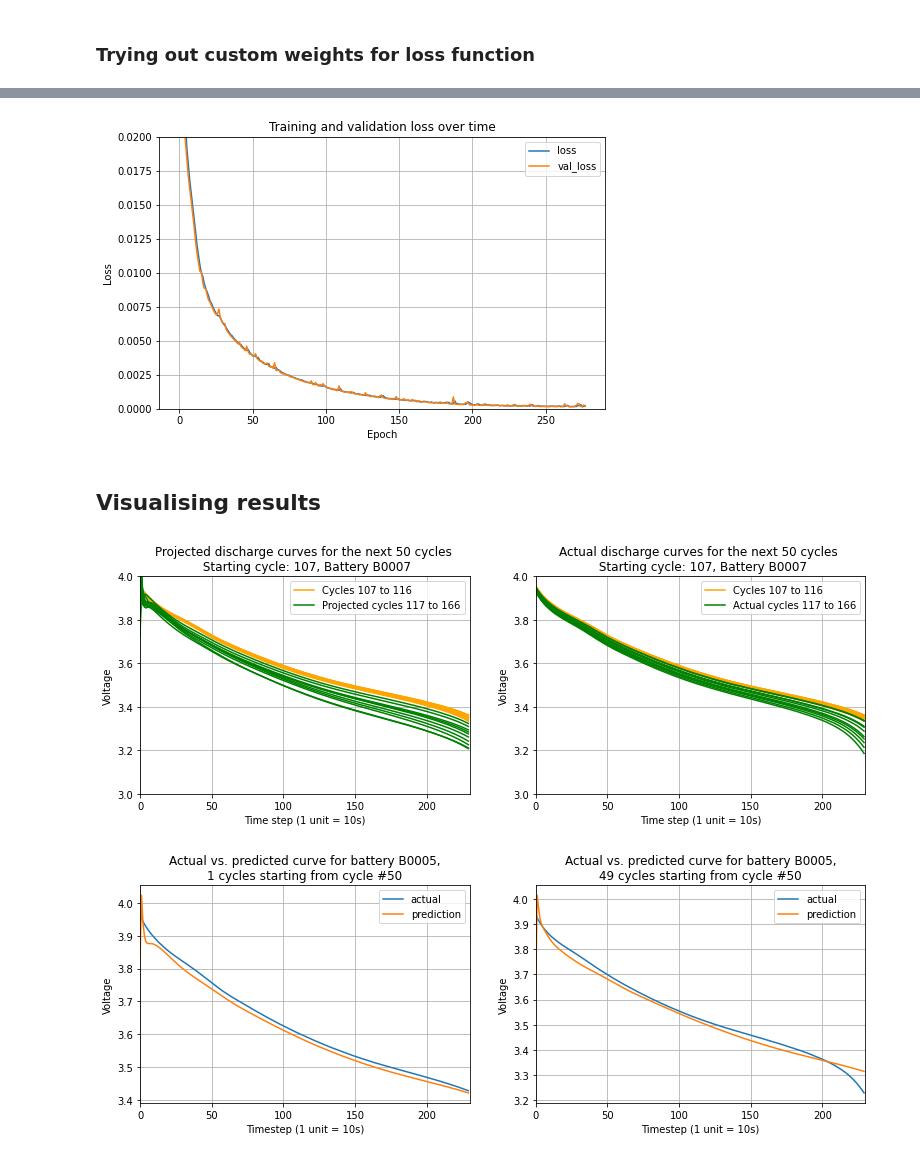
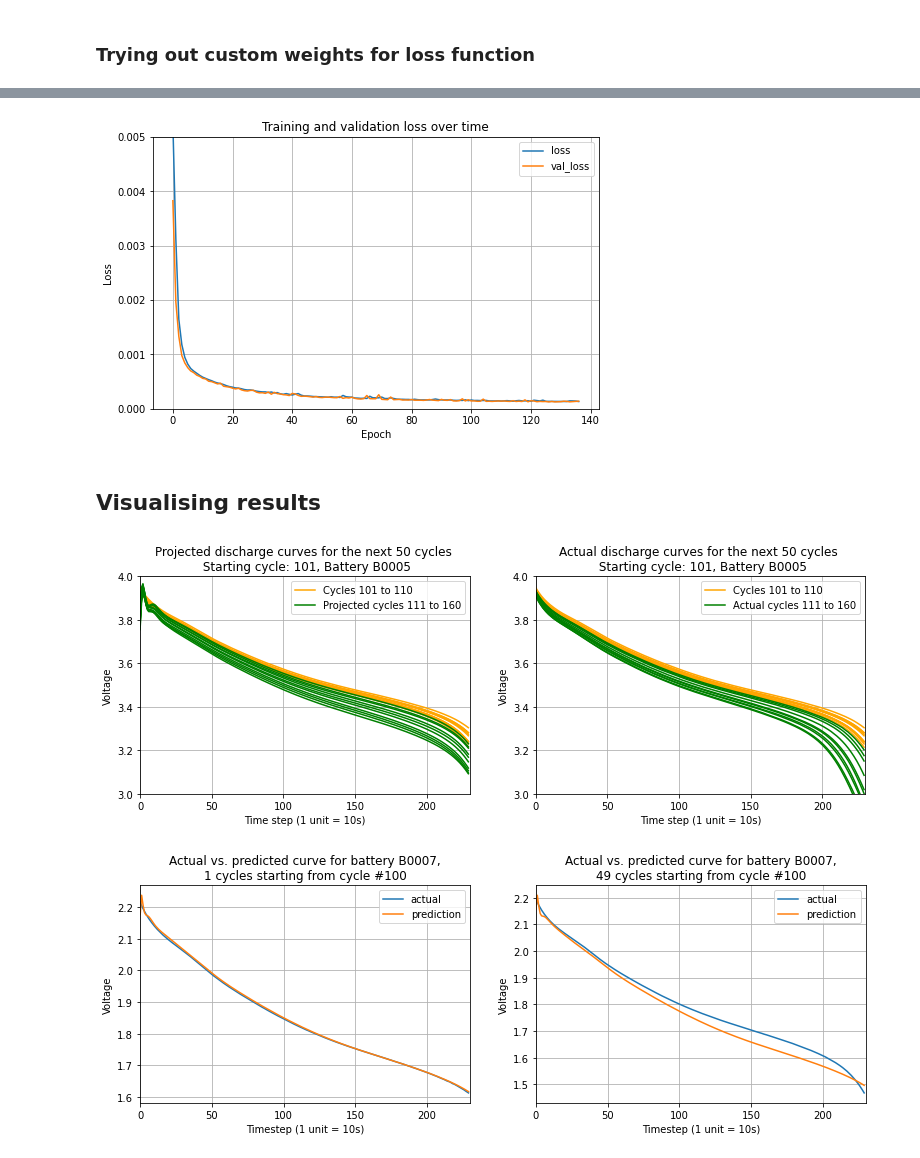
Before and after one commit to natskiu/Nasa-Battery, a Jupyter notebook: discharge_curve_prediction/predict_cycles.ipynb, the cells around one changed output, grey strips where cells are left out. Cells and saved outputs as stored; diff of their text form; code cells hidden in the pictures.

Commit message:
New scaling method

```diff
--- a/discharge_curve_prediction/predict_cycles.ipynb
+++ b/discharge_curve_prediction/predict_cycles.ipynb
@@ -33,0 +36,5 @@ interpolated_data = clip_interpolated_data(cutoff, interpolated_data)
+# %%
+flattened_data = interpolated_data.flatten()
+flattened_array = np.empty((0,))
+for i in range(flattened_data.shape[0]):
+    flattened_array = np.concatenate((flattened_array, flattened_data[i][:,1]))
@@ -34,6 +43,8 @@ interpolated_data = clip_interpolated_data(cutoff, interpolated_data)
 # %%
 minimum = 1.7555322021036255
 maximum = 4.2331462538907605
+mean = 3.4918982067258155
+
 
 def min_max_scaling(all_data, minimum = 1.7555322021036255, maximum = 4.2331462538907605):
     return (all_data - minimum)/(maximum-minimum)
@@ -41,8 +52,13 @@ def min_max_scaling(all_data, minimum = 1.7555322021036255, maximum = 4.23314625
 def inverse_min_max_scaling(scaled_data, minimum = 1.7555322021036255, maximum = 4.2331462538907605):
     return (scaled_data)*(maximum-minimum) + minimum
 
-interpolated_data = np.array(interpolated_data)
-interpolated_data = min_max_scaling(interpolated_data).tolist()
+def mean_normalised_scaling(all_data, minimum = 1.7555322021036255, maximum = 4.2331462538907605, mean = 3.4918982067258155):
+    return (all_data - mean)/(maximum-minimum)
+
+def inverse_normalised_scaling(scaled_data, minimum = 1.7555322021036255, maximum = 4.2331462538907605, mean = 3.4918982067258155):
+    return (scaled_data)*(maximum-minimum) + mean
+
+interpolated_data = mean_normalised_scaling(interpolated_data).tolist()
 # %%
 num_examples = len(interpolated_data[0]) - window_size - forecasting_range
 X_5 = np.empty((num_examples, window_size, dimensionality))
@@ -138,14 +158,17 @@ activation='tanh', optimizer='Adam', include_dropout=True, dropout_prob=0.2, lr=
     model.add(keras.layers.TimeDistributed(keras.layers.Dense(forecasting_range)))
     if optimizer == 'Adam':
         opt = keras.optimizers.Adam(learning_rate=lr)
+    if optimizer == 'sgd':
+        opt = keras.optimizers.SGD(learning_rate=lr)
     model.compile(optimizer=opt, loss=loss)
     return model
 # %%
 my_callbacks = [
-    tf.keras.callbacks.EarlyStopping(patience=10),
+    tf.keras.callbacks.EarlyStopping(patience=10, restore_best_weights=True),
     ]
 #tf.keras.callbacks.TensorBoard(log_dir='./logs')
-weights_model = create_model(loss=weighted_loss(weights_1, error_func='mse'), additional_layers=1, n_neurons=120, include_dropout=False)
+weights_model = create_model(optimizer='Adam', loss=weighted_loss(weights_1, error_func='mse'),
+activation='tanh', lr=3e-4, additional_layers=1, n_neurons=120, include_dropout=False, )
 #weights_1_model.load_weights('weights_1_predict_cycles.h5')
 history = weights_model.fit(X_train_swapped, Y_train_swapped, epochs=1000, validation_data = (X_test_swapped, Y_test_swapped), callbacks=my_callbacks, verbose=1)
 # %% [output]
@@ -169,15 +192,15 @@ Epoch 278/1000
 # %%
 ##Plotting training history
 def plot_training_history(history):
     pd.DataFrame(history.history).plot(figsize=(8,5))
     plt.grid(True)
-    plt.gca().set_ylim(0,0.02)
+    plt.gca().set_ylim(0,0.005)
     plt.title('Training and validation loss over time')
     plt.xlabel('Epoch')
     plt.ylabel('Loss')
     plt.show()
 
 plot_training_history(history)
 # %% [output]
-[figure, old version]
+[figure, new version]
 # %%
@@ -234,12 +257,12 @@ fig1 = plt.figure()
 fig1.set_figheight(4)
 fig1.set_figwidth(13)
 plt.subplot(1,2,1)
-plot_projections(battery_no=2, starting_cycle=107, step=5, dimensionality=dimensionality)
+plot_projections(battery_no=0, starting_cycle=101, step=5, dimensionality=dimensionality)
 plt.subplot(1,2,2)
-plot_projections(battery_no=2, starting_cycle=107, step=5, is_actual=True, dimensionality=dimensionality)
+plot_projections(battery_no=0, starting_cycle=101, step=5, is_actual=True, dimensionality=dimensionality)
 plt.show()
 # %% [output]
-[figure, old version]
+[figure, new version]
 # %%
 def create_comparison_plot(dimensionality=dimensionality, starting_cycle=0, cycle_number=0, battery_number=0):
     x = np.arange(start=0, stop=dimensionality, step=1)
@@ -266,8 +289,8 @@ fig2 = plt.figure()
 fig2.set_figheight(4)
 fig2.set_figwidth(13)
 plt.subplot(1, 2, 1)
-create_comparison_plot(starting_cycle=50, cycle_number=1, battery_number=0)
+create_comparison_plot(starting_cycle=100, cycle_number=1, battery_number=2)
 plt.subplot(1, 2, 2)
-create_comparison_plot(starting_cycle=50, cycle_number=49, battery_number=0)
+create_comparison_plot(starting_cycle=100, cycle_number=49, battery_number=2)
 # %% [output]
-[figure, old version]
+[figure, new version]
```
Also changed, not shown: parts of 7 cells of this notebook, 3 other files.
